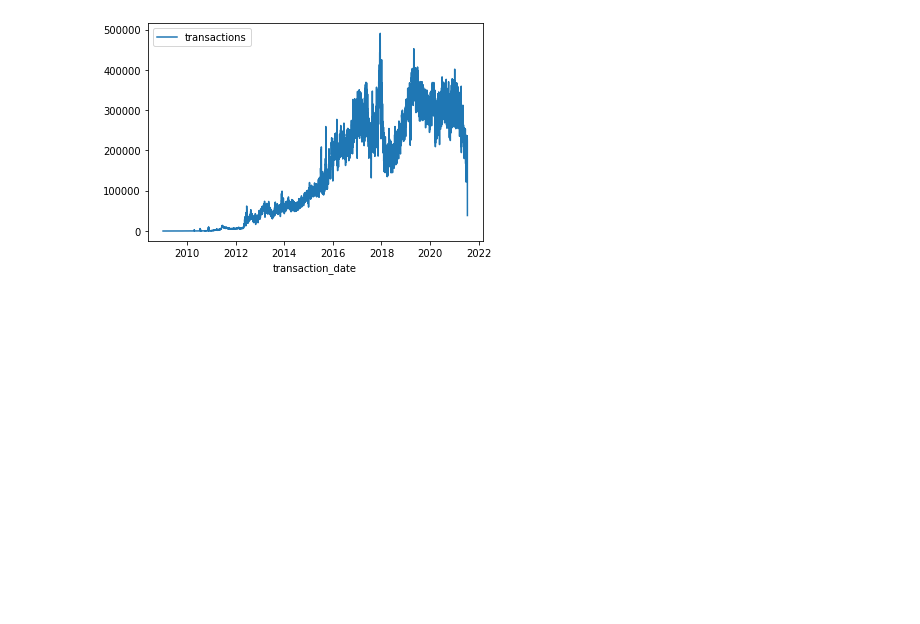
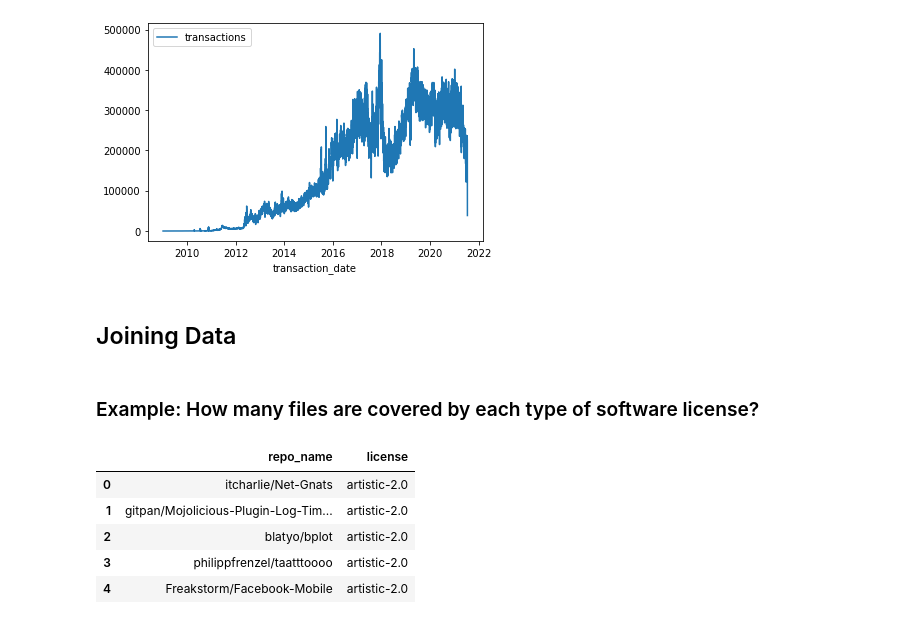
Before and after one commit to NehaP92/Coding_Practice, a Jupyter notebook: SQL/kaggle-sql-kaggle-kernel.ipynb, the cells around one changed output. Saved outputs shown, nothing was run; the diff lists cells and outputs as text; code cells hidden in the pictures; blank space fills up the shorter version.

```diff
--- a/SQL/kaggle-sql-kaggle-kernel.ipynb
+++ b/SQL/kaggle-sql-kaggle-kernel.ipynb
@@ -346,3 +346,22 @@ transactions_by_date.set_index('transaction_date').plot()
 # %% [output]
 <AxesSubplot:xlabel='transaction_date'>
 [figure]
+# %% [markdown]
+## Joining Data
+# %% [markdown]
+### Example: How many files are covered by each type of software license?
+# %%
+dataset_ref = client.dataset("github_repos",project = "bigquery-public-data")
+dataset = client.get_dataset(dataset_ref)
+
+licenses_ref = dataset_ref.table("licenses")
+licenses_table = client.get_table(licenses_ref)
+
+client.list_rows(licenses_table, max_results = 5).to_dataframe()
+# %% [output]
+|  | repo_name | license |
+| 0 | itcharlie/Net-Gnats | artistic-2.0 |
+| 1 | gitpan/Mojolicious-Plugin-Log-Tim... | artistic-2.0 |
+| 2 | blatyo/bplot | artistic-2.0 |
+| 3 | philippfrenzel/taatttoooo | artistic-2.0 |
+| 4 | Freakstorm/Facebook-Mobile | artistic-2.0 |
```
Also changed, not shown: parts of 2 cells of this notebook.
